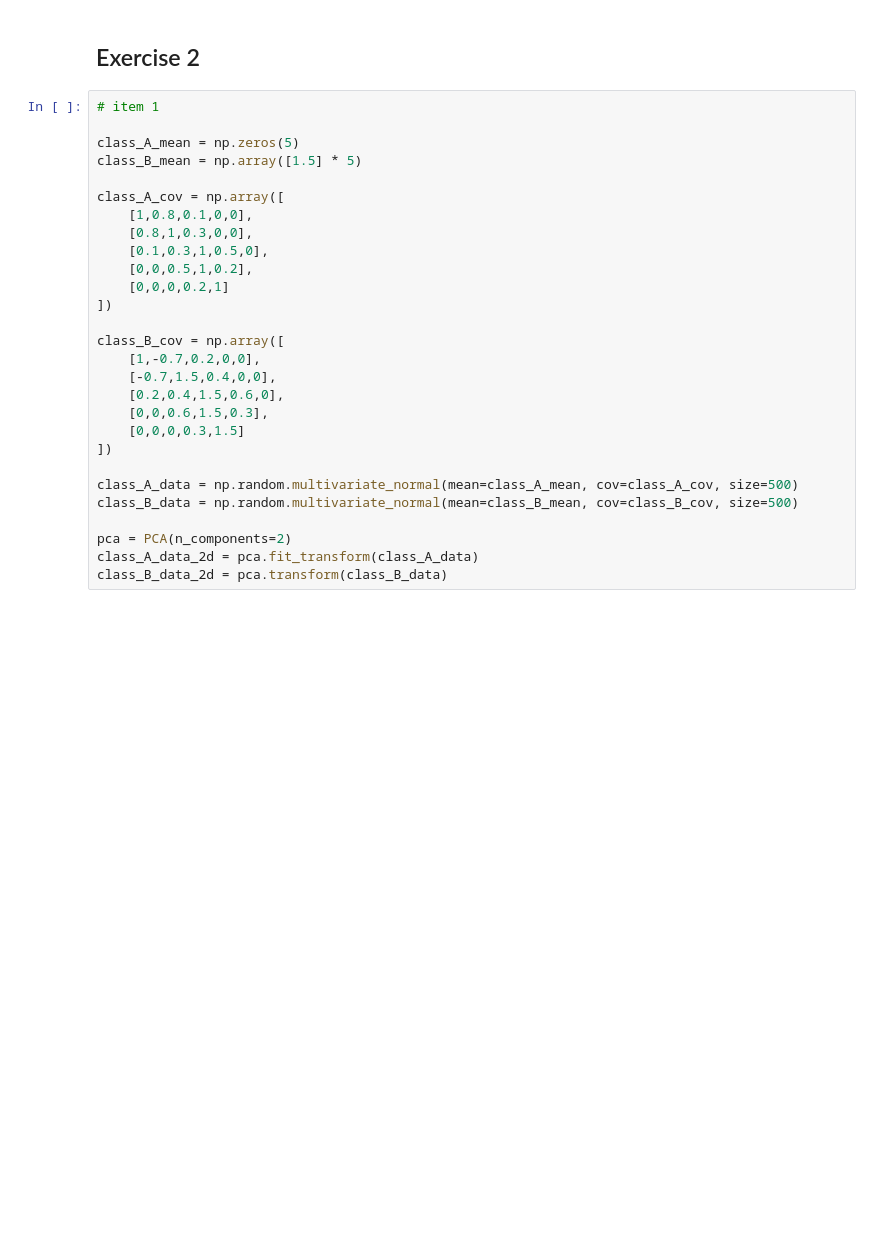
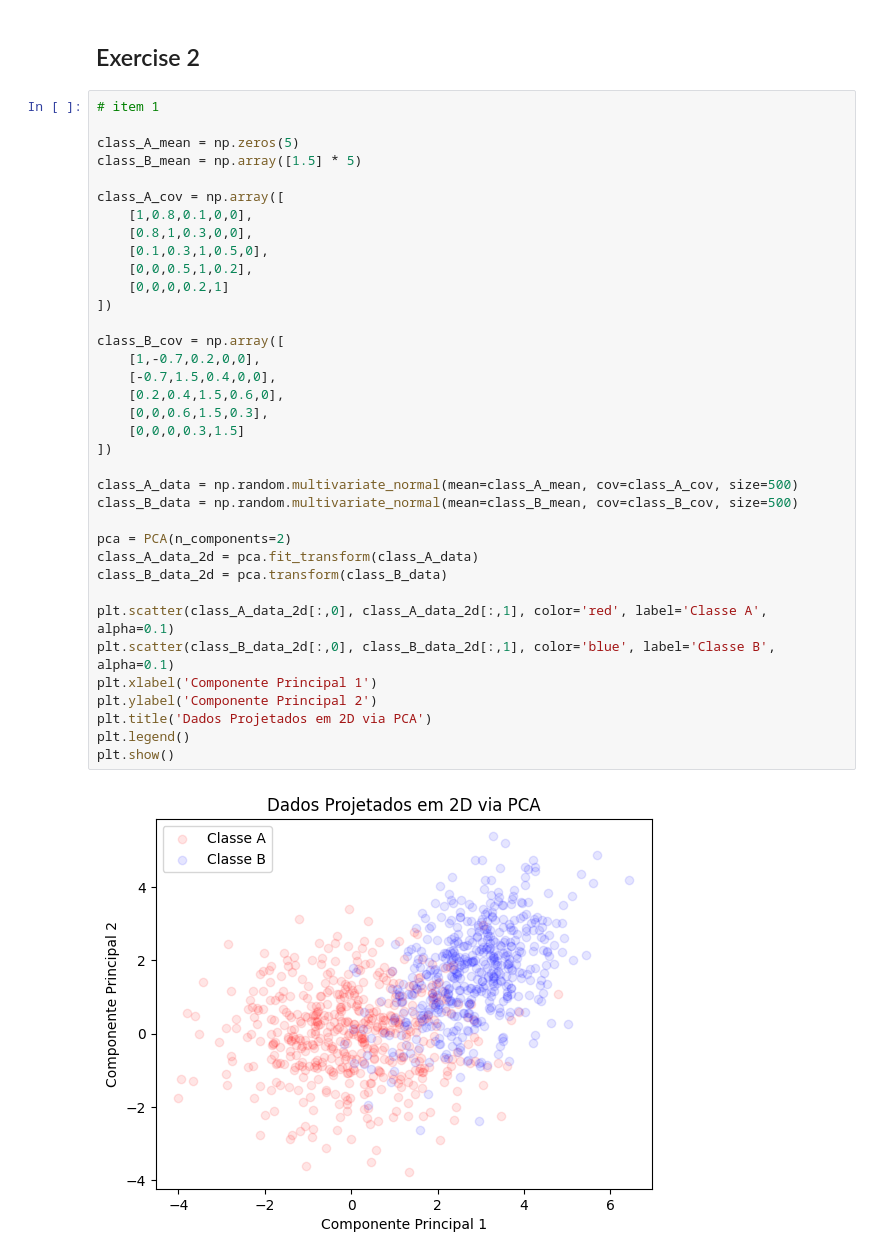
Before and after one commit to jeronimo-a/ann-dl-ex-01-25-2, a Jupyter notebook: notebooks/main.ipynb, the cells around one changed output. Saved outputs shown, nothing was run; the diff lists cells and outputs as text; blank space fills up the shorter version.

```diff
--- a/notebooks/main.ipynb
+++ b/notebooks/main.ipynb
@@ -70,28 +71,38 @@ plt.show()
 # %%
 # item 1
 
 class_A_mean = np.zeros(5)
 class_B_mean = np.array([1.5] * 5)
 
 class_A_cov = np.array([
     [1,0.8,0.1,0,0],
     [0.8,1,0.3,0,0],
     [0.1,0.3,1,0.5,0],
     [0,0,0.5,1,0.2],
     [0,0,0,0.2,1]
 ])
 
 class_B_cov = np.array([
     [1,-0.7,0.2,0,0],
     [-0.7,1.5,0.4,0,0],
     [0.2,0.4,1.5,0.6,0],
     [0,0,0.6,1.5,0.3],
     [0,0,0,0.3,1.5]
 ])
 
 class_A_data = np.random.multivariate_normal(mean=class_A_mean, cov=class_A_cov, size=500)
 class_B_data = np.random.multivariate_normal(mean=class_B_mean, cov=class_B_cov, size=500)
 
 pca = PCA(n_components=2)
 class_A_data_2d = pca.fit_transform(class_A_data)
 class_B_data_2d = pca.transform(class_B_data)
+
+plt.scatter(class_A_data_2d[:,0], class_A_data_2d[:,1], color='red', label='Classe A', alpha=0.1)
+plt.scatter(class_B_data_2d[:,0], class_B_data_2d[:,1], color='blue', label='Classe B', alpha=0.1)
+plt.xlabel('Componente Principal 1')
+plt.ylabel('Componente Principal 2')
+plt.title('Dados Projetados em 2D via PCA')
+plt.legend()
+plt.show()
+# %% [output]
+[figure, added]
```
Also changed, not shown: parts of 19 cells of this notebook, 3 other files.
